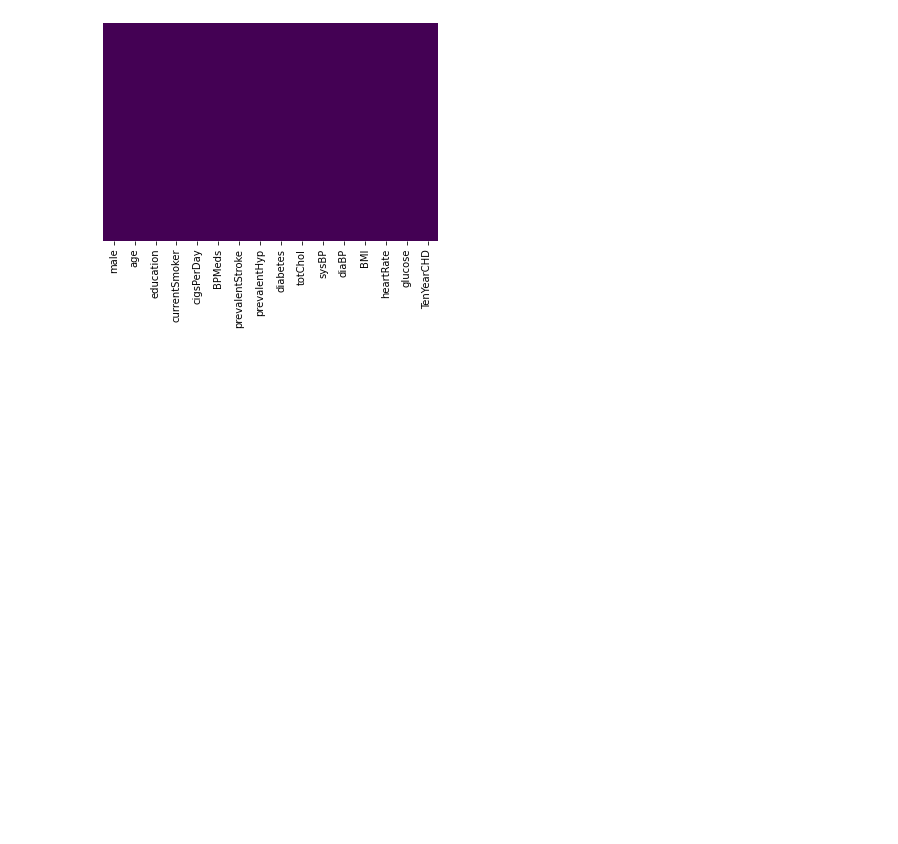
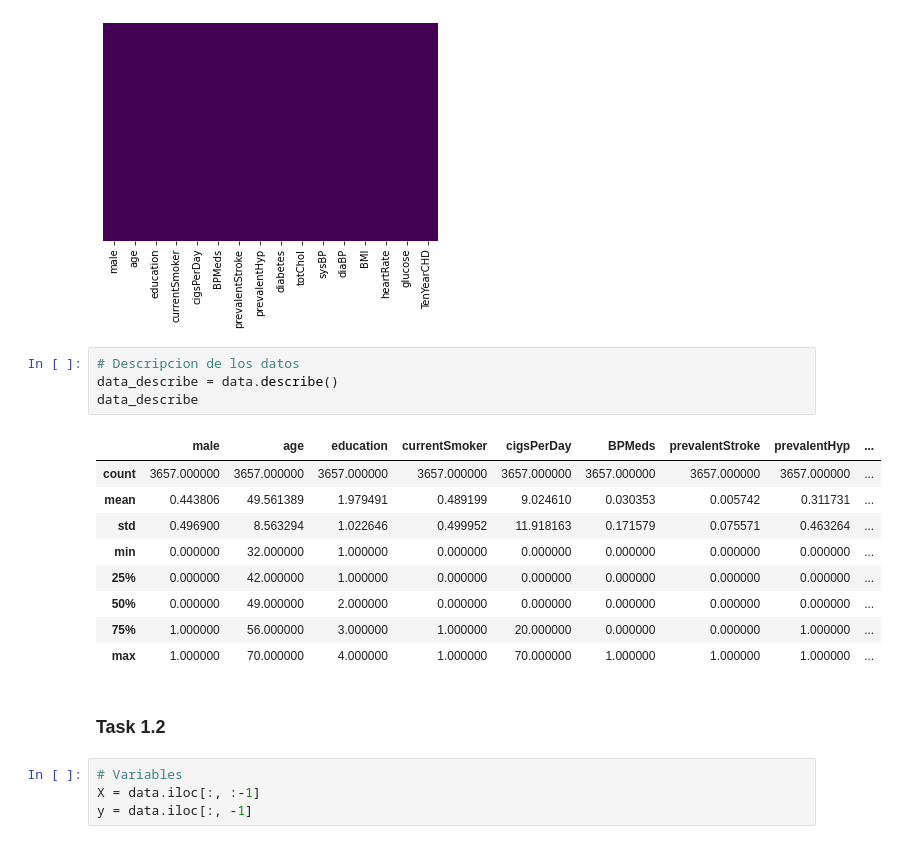
Before and after one commit to Racso1624/Lab_Reposicion_IA, a Jupyter notebook: lab_reposicion.ipynb, the cells around one changed output. Cells and saved outputs as stored; diff of their text form; blank space fills up the shorter version.

```diff
--- a/lab_reposicion.ipynb
+++ b/lab_reposicion.ipynb
@@ -66,3 +67,23 @@ sns.heatmap(data.isnull(), yticklabels = False, cbar = False, cmap = 'viridis')
 # %% [output]
 <matplotlib.axes._subplots.AxesSubplot at 0x...>
 [figure]
+# %%
+# Descripcion de los datos
+data_describe = data.describe()
+data_describe
+# %% [output]
+|  | male | age | education | currentSmoker | cigsPerDay | BPMeds | prevalentStroke | prevalentHyp | ... |
+| count | 3657.000000 | 3657.000000 | 3657.000000 | 3657.000000 | 3657.000000 | 3657.000000 | 3657.000000 | 3657.000000 | ... |
+| mean | 0.443806 | 49.561389 | 1.979491 | 0.489199 | 9.024610 | 0.030353 | 0.005742 | 0.311731 | ... |
+| std | 0.496900 | 8.563294 | 1.022646 | 0.499952 | 11.918163 | 0.171579 | 0.075571 | 0.463264 | ... |
+| min | 0.000000 | 32.000000 | 1.000000 | 0.000000 | 0.000000 | 0.000000 | 0.000000 | 0.000000 | ... |
+| 25% | 0.000000 | 42.000000 | 1.000000 | 0.000000 | 0.000000 | 0.000000 | 0.000000 | 0.000000 | ... |
+| 50% | 0.000000 | 49.000000 | 2.000000 | 0.000000 | 0.000000 | 0.000000 | 0.000000 | 0.000000 | ... |
+| 75% | 1.000000 | 56.000000 | 3.000000 | 1.000000 | 20.000000 | 0.000000 | 0.000000 | 1.000000 | ... |
+| max | 1.000000 | 70.000000 | 4.000000 | 1.000000 | 70.000000 | 1.000000 | 1.000000 | 1.000000 | ... |
+# %% [markdown]
+### Task 1.2
+# %%
+# Variables
+X = data.iloc[:, :-1]
+y = data.iloc[:, -1]
```
Also changed, not shown: parts of 5 cells of this notebook.
